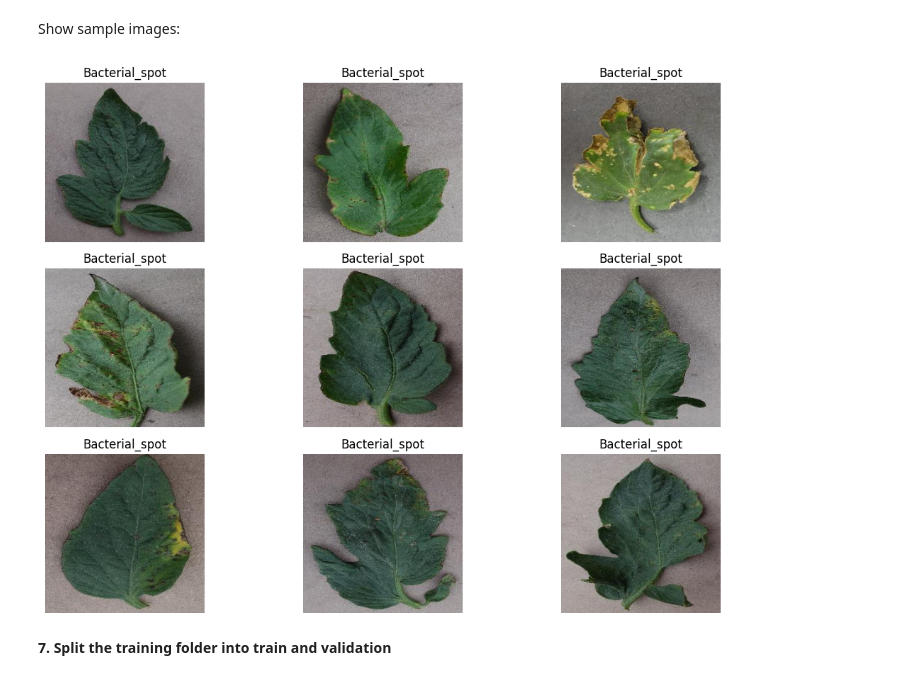
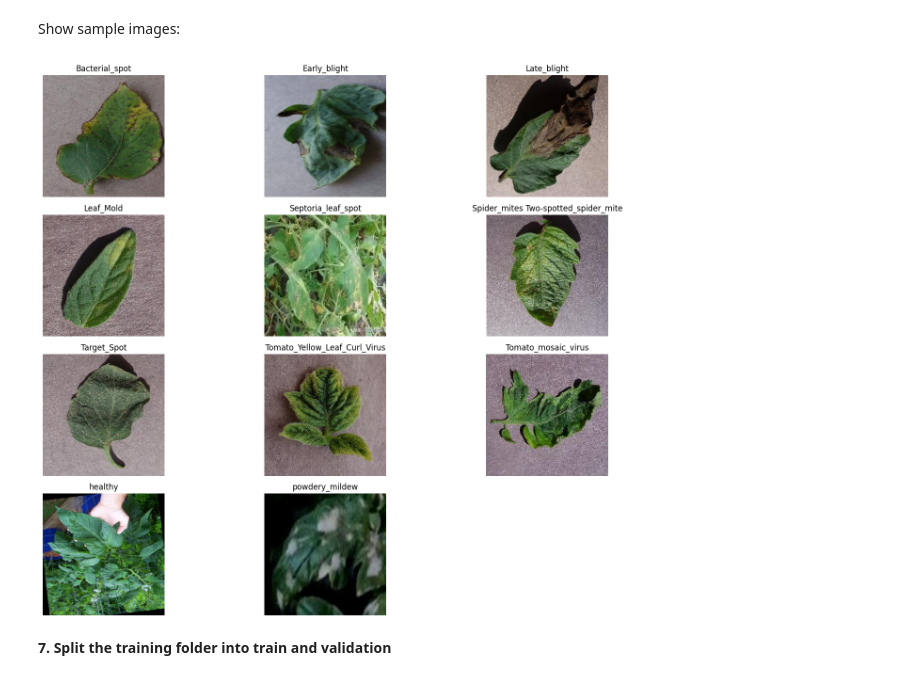
Before and after one commit to Tahira0/CVPR, a Jupyter notebook: CNN_22-48897-3.ipynb, the cells around one changed output. Cells and saved outputs as stored; diff of their text form; code cells hidden in the pictures.

```diff
--- a/CNN_22-48897-3.ipynb
+++ b/CNN_22-48897-3.ipynb
@@ -151,19 +153,24 @@ plt.show()
 # %% [markdown]
 Show sample images:
 # %%
-temp_dataset = datasets.ImageFolder(train_dir)
+plt.figure(figsize=(15, 12))
 
-plt.figure(figsize=(12, 8))
-for i in range(9):
-    img, label = temp_dataset[i]
-    plt.subplot(3, 3, i + 1)
+for i, class_name in enumerate(class_names):
+    class_folder = os.path.join(train_dir, class_name)
+    image_name = os.listdir(class_folder)[0]
+    image_path = os.path.join(class_folder, image_name)
+
+    img = Image.open(image_path).convert("RGB")
+
+    plt.subplot(4, 3, i + 1)   # adjust if needed
     plt.imshow(img)
-    plt.title(class_names[label])
+    plt.title(class_name)
     plt.axis("off")
+
 plt.tight_layout()
 plt.show()
 # %% [output]
-[figure, old version]
+[figure, new version]
 # %% [markdown]
 **7. Split the training folder into train and validation**
 # %%
```
Also changed, not shown: parts of 16 cells of this notebook.
